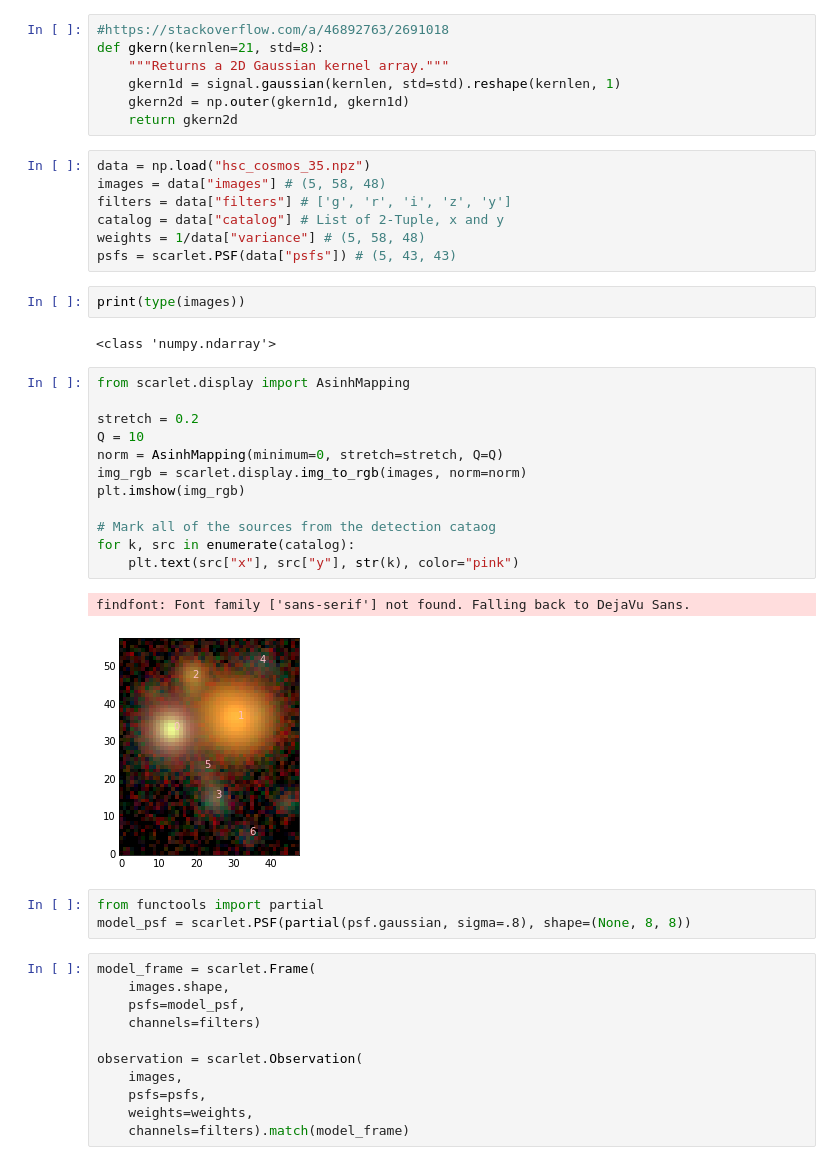
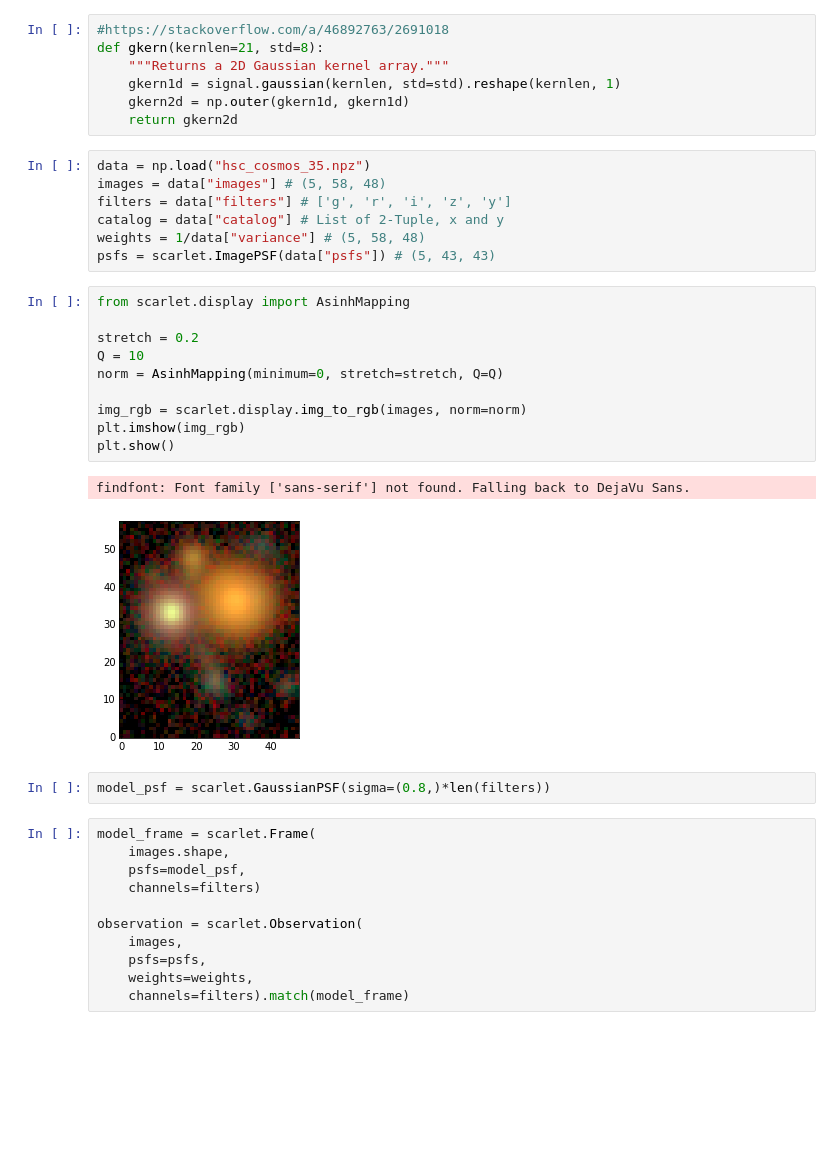
Before and after one commit to ryanhausen/morpheus-deblend, a Jupyter notebook: notebooks/test.ipynb, the cells around one changed output. Saved outputs shown, nothing was run; the diff lists cells and outputs as text; blank space fills up the shorter version.

```diff
--- a/notebooks/test.ipynb
+++ b/notebooks/test.ipynb
@@ -32,29 +32,22 @@ images = data["images"] # (5, 58, 48)
 filters = data["filters"] # ['g', 'r', 'i', 'z', 'y']
 catalog = data["catalog"] # List of 2-Tuple, x and y
 weights = 1/data["variance"] # (5, 58, 48)
-psfs = scarlet.PSF(data["psfs"]) # (5, 43, 43)
+psfs = scarlet.ImagePSF(data["psfs"]) # (5, 43, 43)
-# %%
-print(type(images))
-# %% [output]
-<class 'numpy.ndarray'>
 # %%
 from scarlet.display import AsinhMapping
 
 stretch = 0.2
 Q = 10
 norm = AsinhMapping(minimum=0, stretch=stretch, Q=Q)
+
 img_rgb = scarlet.display.img_to_rgb(images, norm=norm)
 plt.imshow(img_rgb)
-
-# Mark all of the sources from the detection cataog
-for k, src in enumerate(catalog):
-    plt.text(src["x"], src["y"], str(k), color="pink")
+plt.show()
 # %% [output]
 findfont: Font family ['sans-serif'] not found. Falling back to DejaVu Sans.
-[figure, old version]
+[figure, new version]
-# %%
-from functools import partial
-model_psf = scarlet.PSF(partial(psf.gaussian, sigma=.8), shape=(None, 8, 8))
+# %%
+model_psf = scarlet.GaussianPSF(sigma=(0.8,)*len(filters))
 # %%
 model_frame = scarlet.Frame(
     images.shape,
```
Also changed, not shown: parts of 17 cells of this notebook, 2 other files.
